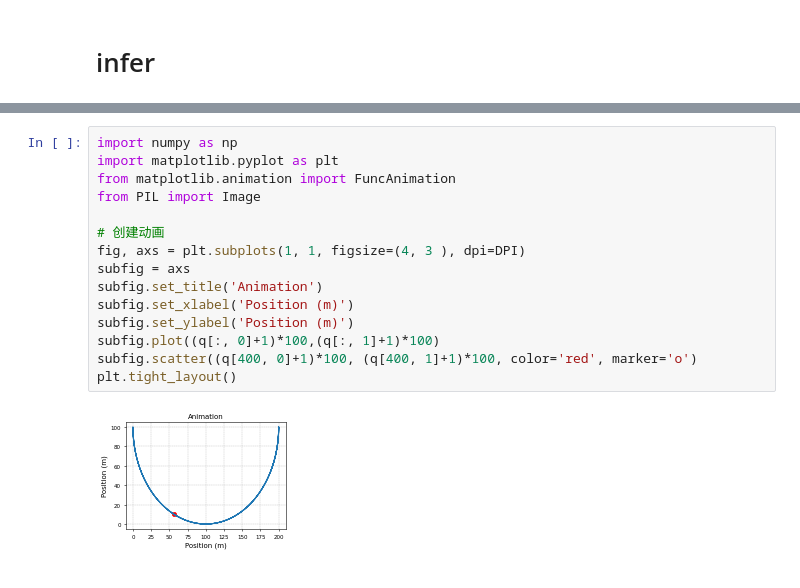
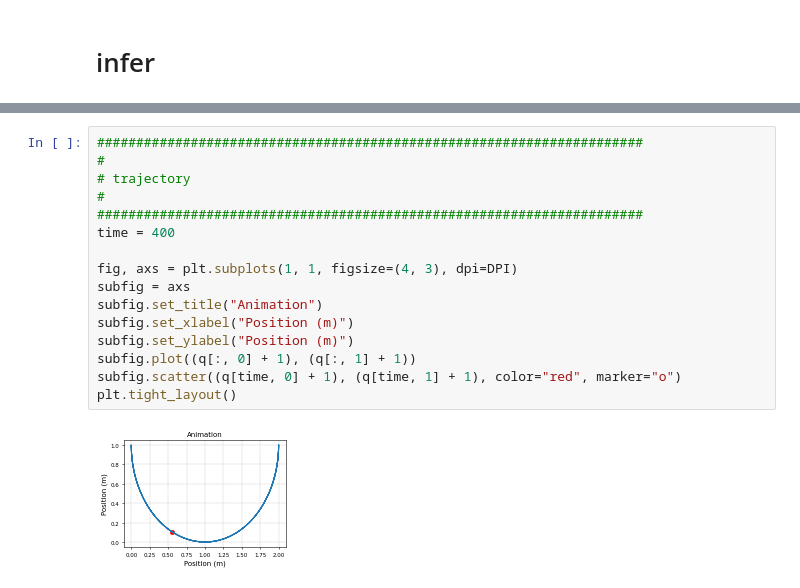
Before and after one commit to HuangYin0514/pixels_hnn, a Jupyter notebook: ex_single_pendulum3/analysis/infer.ipynb, the cells around one changed output, grey strips where cells are left out. Saved outputs shown, nothing was run; the diff lists cells and outputs as text.

```diff
--- a/ex_single_pendulum3/analysis/infer.ipynb
+++ b/ex_single_pendulum3/analysis/infer.ipynb
@@ -343,17 +353,18 @@ yt = truncated_lambdas(yt, config.dof)
 # %%
-import numpy as np
-import matplotlib.pyplot as plt
-from matplotlib.animation import FuncAnimation
-from PIL import Image
+######################################################################
+#
+# trajectory
+#
+######################################################################
+time = 400
 
-# 创建动画
-fig, axs = plt.subplots(1, 1, figsize=(4, 3 ), dpi=DPI)
+fig, axs = plt.subplots(1, 1, figsize=(4, 3), dpi=DPI)
 subfig = axs
-subfig.set_title('Animation')
-subfig.set_xlabel('Position (m)')
-subfig.set_ylabel('Position (m)')
-subfig.plot((q[:, 0]+1)*100,(q[:, 1]+1)*100)
-subfig.scatter((q[400, 0]+1)*100, (q[400, 1]+1)*100, color='red', marker='o')
+subfig.set_title("Animation")
+subfig.set_xlabel("Position (m)")
+subfig.set_ylabel("Position (m)")
+subfig.plot((q[:, 0] + 1), (q[:, 1] + 1))
+subfig.scatter((q[time, 0] + 1), (q[time, 1] + 1), color="red", marker="o")
 plt.tight_layout()
 # %% [output]
-[figure, old version]
+[figure, new version]
```
Also changed, not shown: parts of 18 cells of this notebook, 30 other files.
